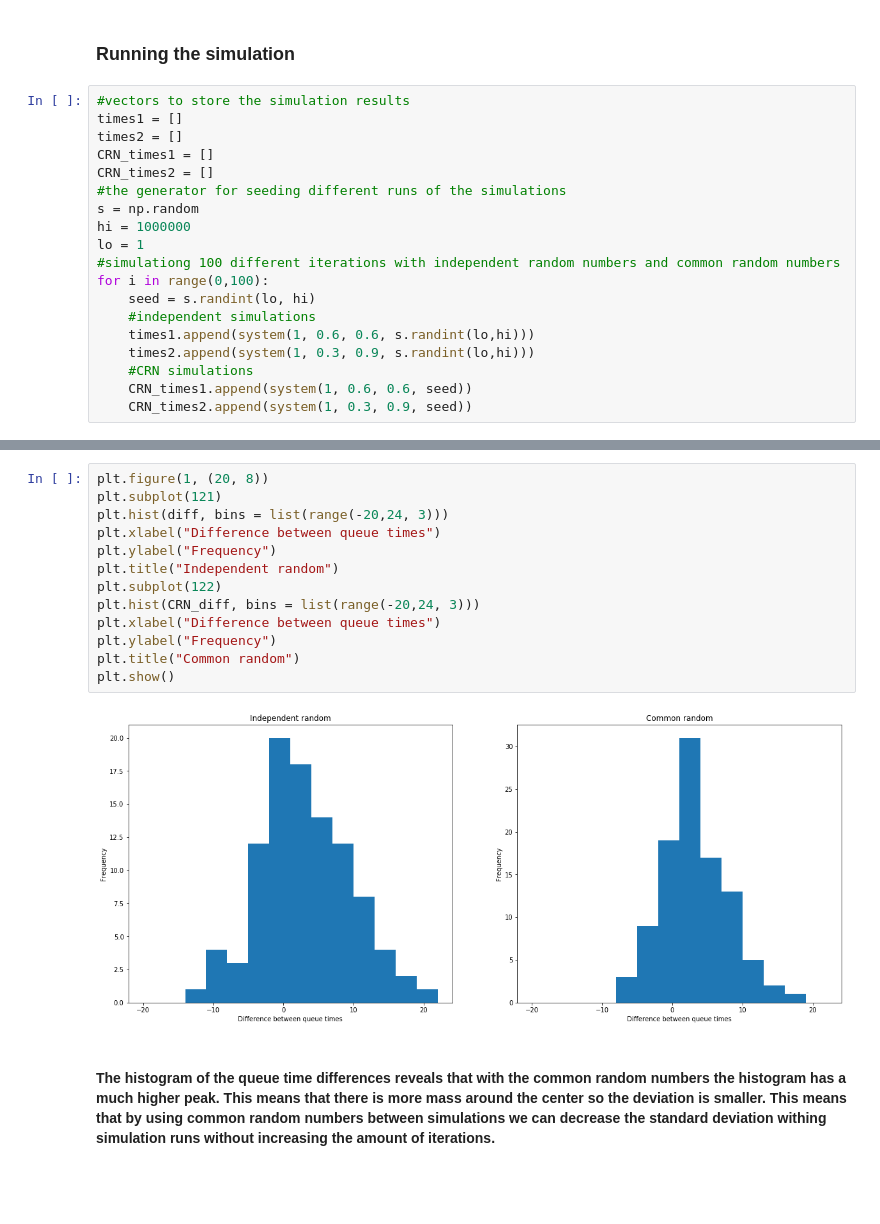
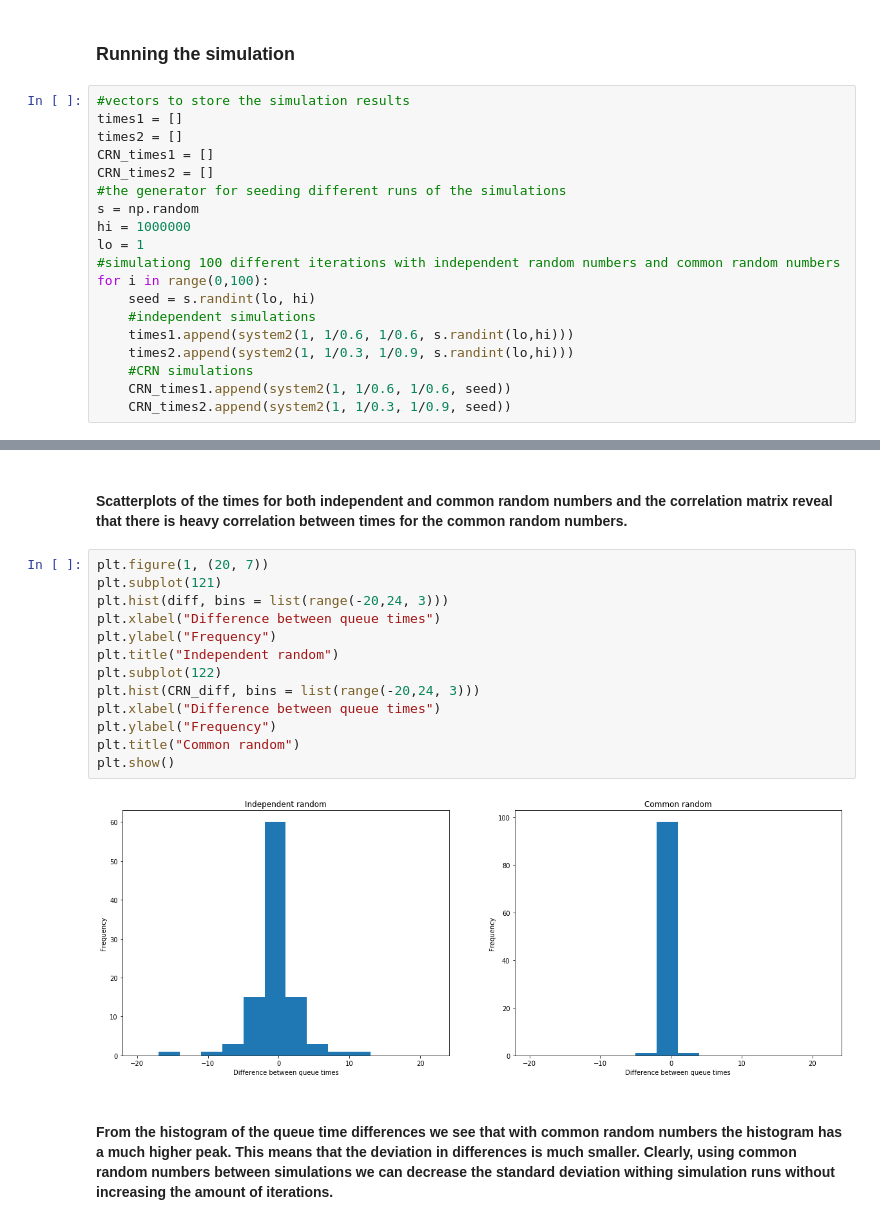
Before and after one commit to Stippos/Simulation, a Jupyter notebook: Viikko3/CRN.ipynb, the cells around one changed output, grey strips where cells are left out. Saved outputs shown, nothing was run; the diff lists cells and outputs as text; blank space fills up the shorter version.

```diff
--- a/Viikko3/CRN.ipynb
+++ b/Viikko3/CRN.ipynb
@@ -112,11 +114,11 @@ lo = 1
 for i in range(0,100):
     seed = s.randint(lo, hi)
     #independent simulations
-    times1.append(system(1, 0.6, 0.6, s.randint(lo,hi)))
-    times2.append(system(1, 0.3, 0.9, s.randint(lo,hi)))
+    times1.append(system2(1, 1/0.6, 1/0.6, s.randint(lo,hi)))
+    times2.append(system2(1, 1/0.3, 1/0.9, s.randint(lo,hi)))
     #CRN simulations
-    CRN_times1.append(system(1, 0.6, 0.6, seed))
-    CRN_times2.append(system(1, 0.3, 0.9, seed))
+    CRN_times1.append(system2(1, 1/0.6, 1/0.6, seed))
+    CRN_times2.append(system2(1, 1/0.3, 1/0.9, seed))
 # %%
 #taking the difference between different server speeds
 diff = np.array(times1) - np.array(times2)
@@ -138,17 +162,19 @@ Standard deviation with CRN: 4.5040829061
+# %% [markdown]
+#### Scatterplots of the times for both independent and common random numbers and the correlation matrix reveal that there is heavy correlation between times for the common random numbers.
 # %%
-plt.figure(1, (20, 8))
+plt.figure(1, (20, 7))
 plt.subplot(121)
 plt.hist(diff, bins = list(range(-20,24, 3)))
 plt.xlabel("Difference between queue times")
 plt.ylabel("Frequency")
 plt.title("Independent random")
 plt.subplot(122)
 plt.hist(CRN_diff, bins = list(range(-20,24, 3)))
 plt.xlabel("Difference between queue times")
 plt.ylabel("Frequency")
 plt.title("Common random")
 plt.show()
 # %% [output]
-[figure, old version]
+[figure, new version]
 # %% [markdown]
-#### The histogram of the queue time differences reveals that with the common random numbers the histogram has a much higher peak. This means that there is more mass around the center so the deviation is smaller. This means that by using common random numbers between simulations we can decrease the standard deviation withing simulation runs without increasing the amount of iterations.
+#### From the histogram of the queue time differences we see that with common random numbers the histogram has a much higher peak. This means that the deviation in differences is much smaller. Clearly, using common random numbers between simulations we can decrease the standard deviation withing simulation runs without increasing the amount of iterations.
```
Also changed, not shown: parts of 8 cells of this notebook, 5 other files.
